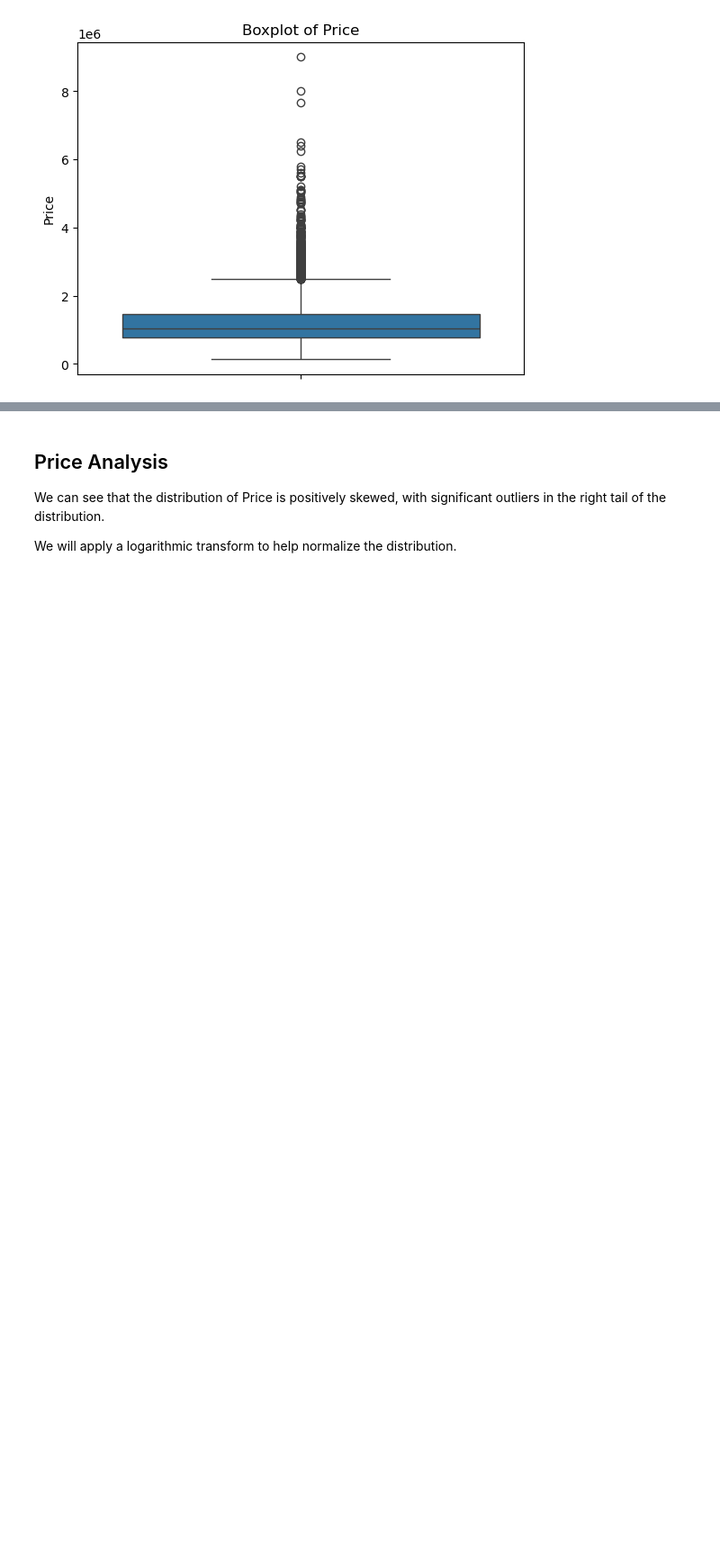
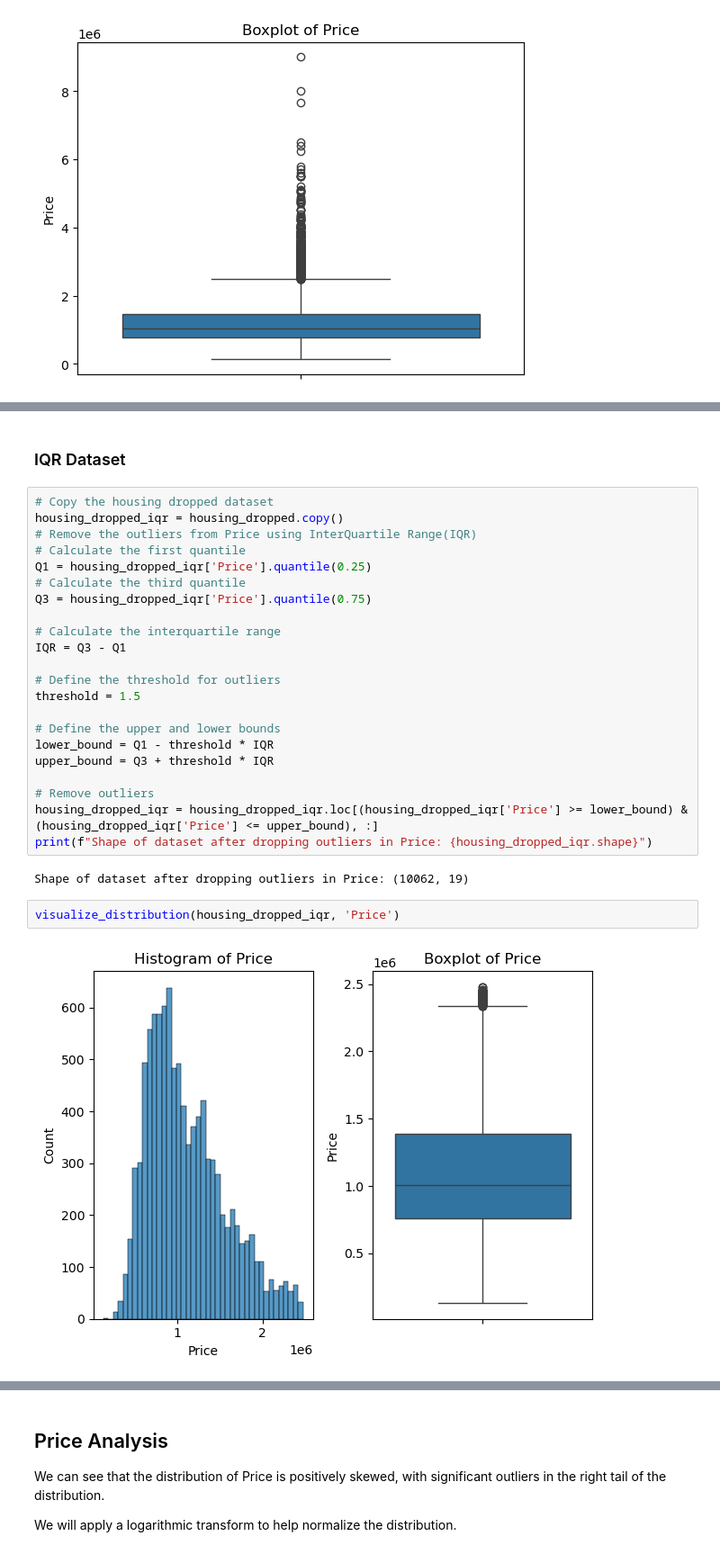
Before and after one commit to JamesLMulvihill/MelbourneHousePrices, a Jupyter notebook: DSC630_TermProject_Rework.ipynb, the cells around one changed output, grey strips where cells are left out. Shown at 90% size. Drawn from its saved outputs; the diff is of its cells as text; blank space fills up the shorter version.

```diff
--- a/DSC630_TermProject_Rework.ipynb
+++ b/DSC630_TermProject_Rework.ipynb
@@ -371,0 +395,30 @@ plt.show()
+# %% [markdown]
+### IQR Dataset
+# %%
+# Copy the housing dropped dataset
+housing_dropped_iqr = housing_dropped.copy()
+# Remove the outliers from Price using InterQuartile Range(IQR)
+# Calculate the first quantile
+Q1 = housing_dropped_iqr['Price'].quantile(0.25)
+# Calculate the third quantile
+Q3 = housing_dropped_iqr['Price'].quantile(0.75)
+
+# Calculate the interquartile range
+IQR = Q3 - Q1
+
+# Define the threshold for outliers
+threshold = 1.5
+
+# Define the upper and lower bounds
+lower_bound = Q1 - threshold * IQR
+upper_bound = Q3 + threshold * IQR
+
+# Remove outliers
+housing_dropped_iqr = housing_dropped_iqr.loc[(housing_dropped_iqr['Price'] >= lower_bound) & (housing_dropped_iqr['Price'] <= upper_bound), :]
+print(f"Shape of dataset after dropping outliers in Price: {housing_dropped_iqr.shape}")
+# %% [output]
+Shape of dataset after dropping outliers in Price: (10062, 19)
+# %%
+visualize_distribution(housing_dropped_iqr, 'Price')
+# %% [output]
+[figure, added]
```
Also changed, not shown: parts of 36 cells of this notebook.
